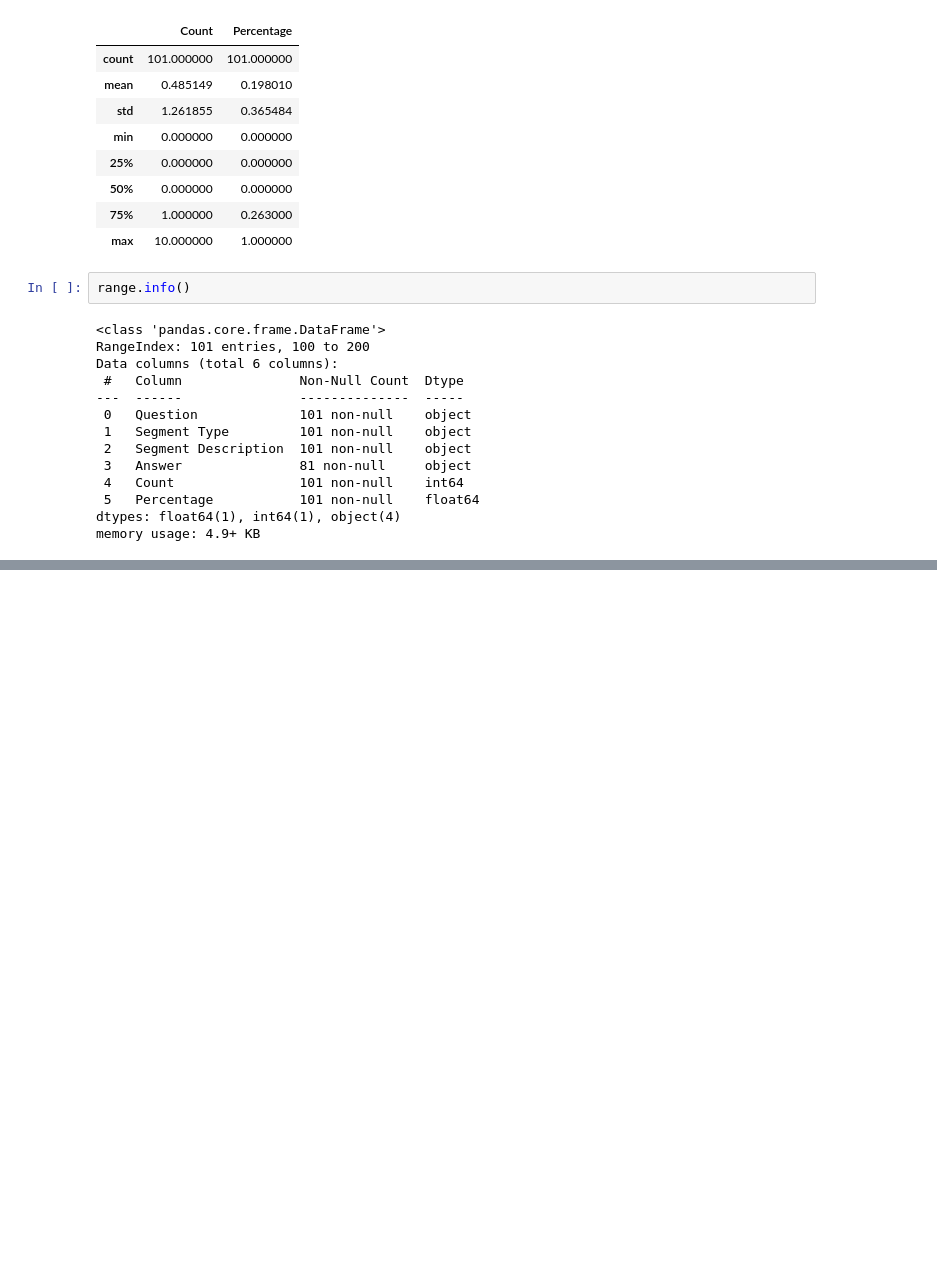
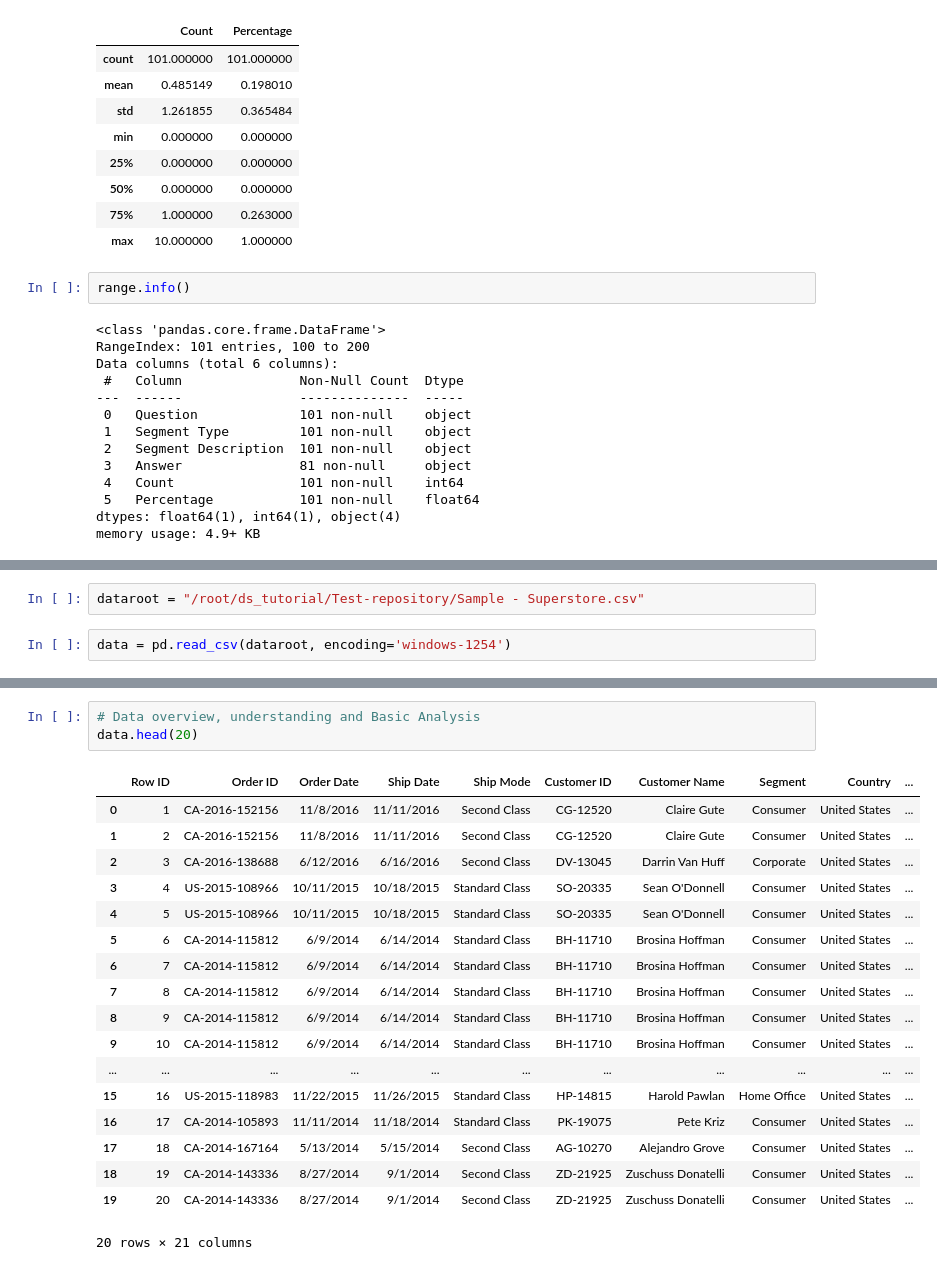
Before and after one commit to Emmanuella-bit/Test-repository, a Jupyter notebook: Homeworks.ipynb, the cells around one changed output, grey strips where cells are left out. Cells and saved outputs as stored; diff of their text form; blank space fills up the shorter version.

```diff
--- a/Homeworks.ipynb
+++ b/Homeworks.ipynb
@@ -470,0 +481,4 @@ memory usage: 4.9+ KB
+# %%
+dataroot = "/root/ds_tutorial/Test-repository/Sample - Superstore.csv"
+# %%
+data = pd.read_csv(dataroot, encoding='windows-1254')
@@ -470,0 +501,22 @@ memory usage: 4.9+ KB
+# %%
+# Data overview, understanding and Basic Analysis
+data.head(20)
+# %% [output]
+|  | Row ID | Order ID | Order Date | Ship Date | Ship Mode | Customer ID | Customer Name | Segment | Country | ... |
+| 0 | 1 | CA-2016-152156 | 11/8/2016 | 11/11/2016 | Second Class | CG-12520 | Claire Gute | Consumer | United States | ... |
+| 1 | 2 | CA-2016-152156 | 11/8/2016 | 11/11/2016 | Second Class | CG-12520 | Claire Gute | Consumer | United States | ... |
+| 2 | 3 | CA-2016-138688 | 6/12/2016 | 6/16/2016 | Second Class | DV-13045 | Darrin Van Huff | Corporate | United States | ... |
+| 3 | 4 | US-2015-108966 | 10/11/2015 | 10/18/2015 | Standard Class | SO-20335 | Sean O'Donnell | Consumer | United States | ... |
+| 4 | 5 | US-2015-108966 | 10/11/2015 | 10/18/2015 | Standard Class | SO-20335 | Sean O'Donnell | Consumer | United States | ... |
+| 5 | 6 | CA-2014-115812 | 6/9/2014 | 6/14/2014 | Standard Class | BH-11710 | Brosina Hoffman | Consumer | United States | ... |
+| 6 | 7 | CA-2014-115812 | 6/9/2014 | 6/14/2014 | Standard Class | BH-11710 | Brosina Hoffman | Consumer | United States | ... |
+| 7 | 8 | CA-2014-115812 | 6/9/2014 | 6/14/2014 | Standard Class | BH-11710 | Brosina Hoffman | Consumer | United States | ... |
+| 8 | 9 | CA-2014-115812 | 6/9/2014 | 6/14/2014 | Standard Class | BH-11710 | Brosina Hoffman | Consumer | United States | ... |
+| 9 | 10 | CA-2014-115812 | 6/9/2014 | 6/14/2014 | Standard Class | BH-11710 | Brosina Hoffman | Consumer | United States | ... |
+| ... | ... | ... | ... | ... | ... | ... | ... | ... | ... | ... |
+| 15 | 16 | US-2015-118983 | 11/22/2015 | 11/26/2015 | Standard Class | HP-14815 | Harold Pawlan | Home Office | United States | ... |
+| 16 | 17 | CA-2014-105893 | 11/11/2014 | 11/18/2014 | Standard Class | PK-19075 | Pete Kriz | Consumer | United States | ... |
+| 17 | 18 | CA-2014-167164 | 5/13/2014 | 5/15/2014 | Second Class | AG-10270 | Alejandro Grove | Consumer | United States | ... |
+| 18 | 19 | CA-2014-143336 | 8/27/2014 | 9/1/2014 | Second Class | ZD-21925 | Zuschuss Donatelli | Consumer | United States | ... |
+| 19 | 20 | CA-2014-143336 | 8/27/2014 | 9/1/2014 | Second Class | ZD-21925 | Zuschuss Donatelli | Consumer | United States | ... |
+20 rows × 21 columns
```
Also changed, not shown: parts of 23 cells of this notebook, 3 other files.
